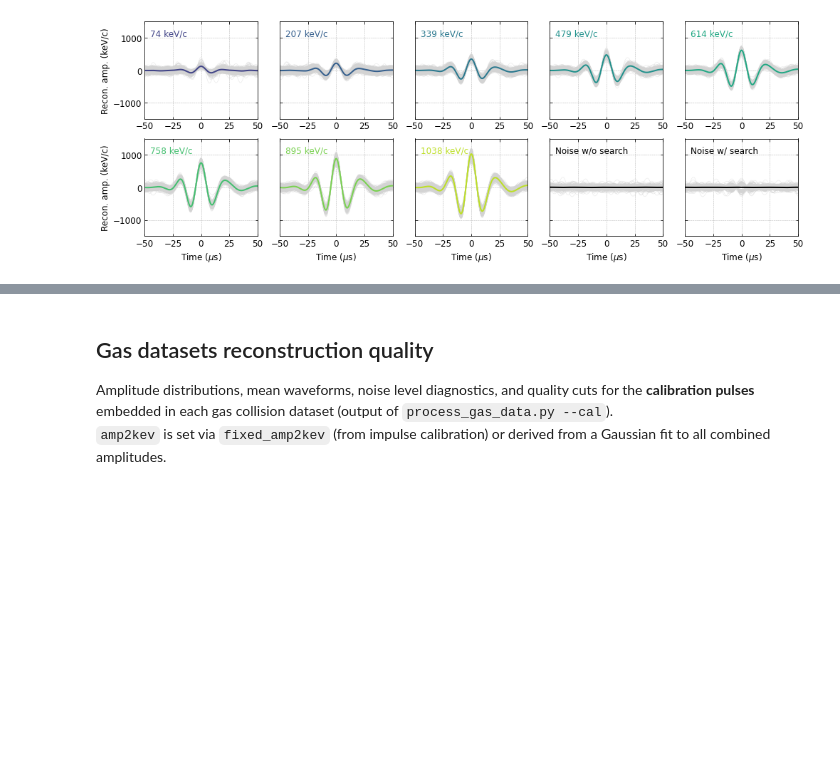
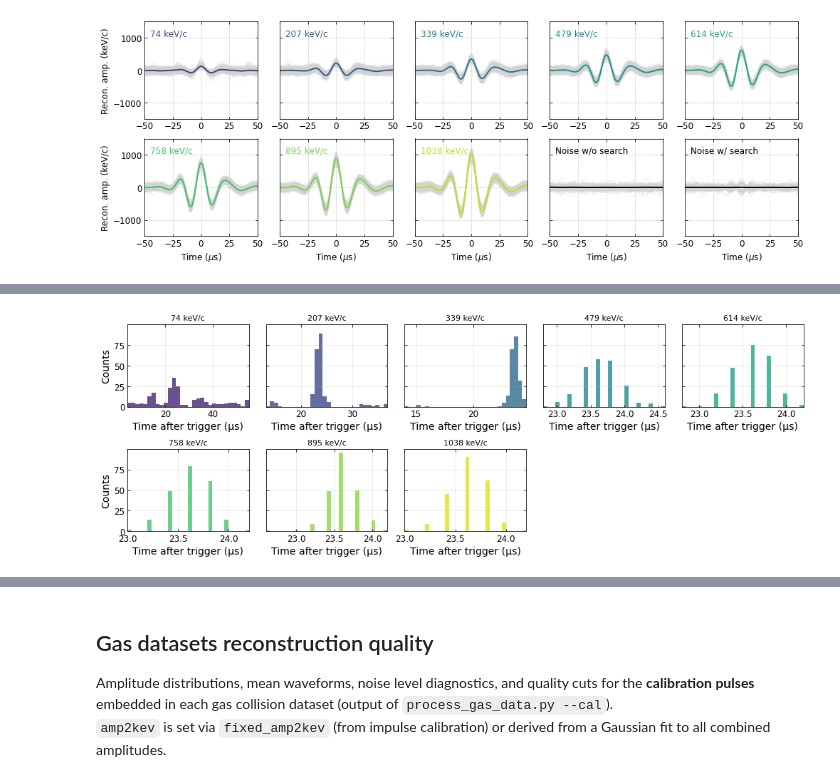
Before and after one commit to JBaeza-Rubio/Gas-collisions-time-resolution, a Jupyter notebook: 20260320_sphere_20260215_impulse_calibration.ipynb, the cells around one changed output, grey strips where cells are left out. Saved outputs shown, nothing was run; the diff lists cells and outputs as text; code cells hidden in the pictures; blank space fills up the shorter version.

```diff
--- a/20260320_sphere_20260215_impulse_calibration.ipynb
+++ b/20260320_sphere_20260215_impulse_calibration.ipynb
@@ -556,0 +695,27 @@ plt.show()
+# %%
+cmap = plt.colormaps['viridis']
+colors = cmap(np.linspace(0.1, 0.95, len(voltages)))
+
+fig, axes = plt.subplots(2, 5, figsize=(14, 5), sharey=True)
+
+for i, (ax, v, E) in enumerate(zip(axes.flatten()[:8], voltages, energies)):
+    peak_times = f['data_processed'][f'peak_times_from_trigger_us_{v}v'][:]
+
+    ax.hist(peak_times, bins=30, color=colors[i], alpha=0.8)
+    ax.set_title(f"{E} keV/c", fontsize=11)
+
+    ax.set_xlabel("Time after trigger (µs)")
+    ax.set_xlim(min(peak_times), max(peak_times))
+    ax.grid(alpha=0.3)
+
+# Leave last two panels for noise (optional later)
+axes.flatten()[8].axis('off')
+axes.flatten()[9].axis('off')
+
+axes[0,0].set_ylabel("Counts")
+axes[1,0].set_ylabel("Counts")
+
+plt.tight_layout()
+plt.show()
+# %% [output]
+[figure, added]
```
Also changed, not shown: parts of 12 cells of this notebook.
